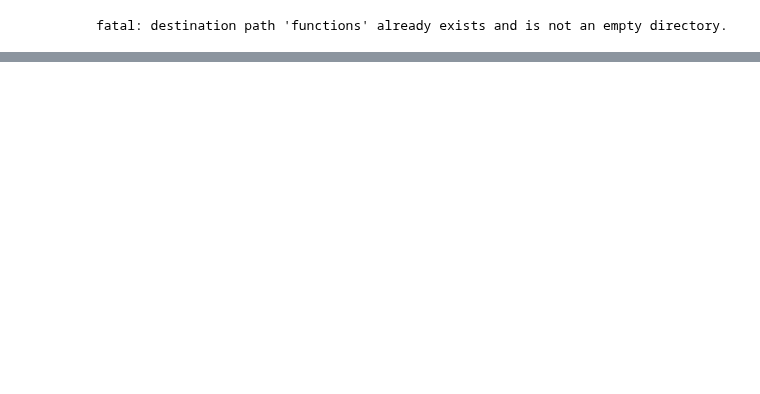
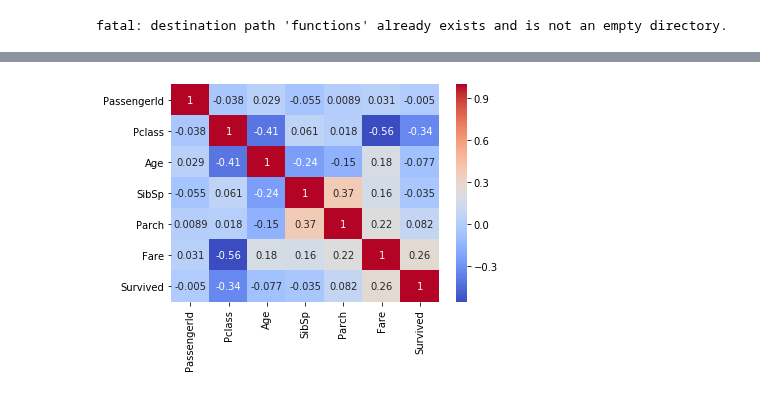
Before and after one commit to LeoFernanndes/notebooks, a Jupyter notebook: titanic_data_manipulation.ipynb, the cells around one changed output, grey strips where cells are left out. Drawn from its saved outputs; the diff is of its cells as text; code cells hidden in the pictures; blank space fills up the shorter version.

```diff
--- a/titanic_data_manipulation.ipynb
+++ b/titanic_data_manipulation.ipynb
@@ -7,6 +7,10 @@ fatal: destination path 'functions' already exists and is not an empty directory
 # %%
 import pandas as pd
 import numpy as np
+
+
+pd.set_option('display.max_columns', None)
+pd.set_option('display.max_rows', None)
 
 
 url_train = 'https://raw.githubusercontent.com/LeoFernanndes/datasets/master/titanic_%20train.csv'
@@ -18,5 +22,6 @@ columns_order = ['PassengerId', 'Pclass', 'Name', 'Sex', 'Age', 'SibSp',
 train = pd.read_csv(url_train).reindex(columns_order, axis= 1)
 test = pd.read_csv(url_test).reindex(columns_order.remove('Survived'), axis= 1)
 
-dataframe = train.append(test, sort= False).set_index(np.arange(0,1309))
+dataframe = train.append(test, sort= False).set_index(np.arange(0,1309), columns_order)
+dataframe_ = dataframe.iloc[:891]
 # %%
@@ -37,0 +33,7 @@ dataframe
+# %%
+import seaborn as sns
+
+
+g = sns.heatmap(dataframe.corr(),annot=True, cmap = "coolwarm")
+# %% [output]
+[figure, added]
```
Also changed, not shown: parts of 21 cells of this notebook.
